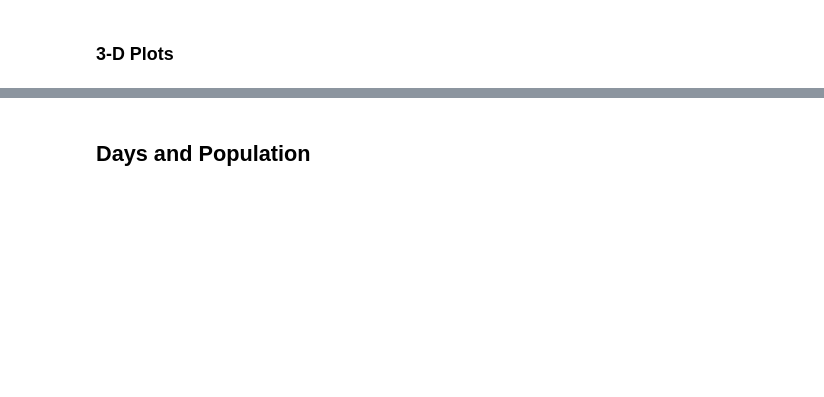
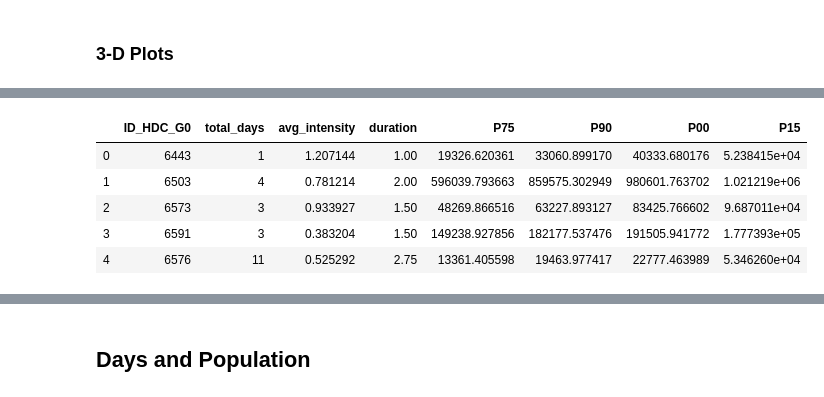
Before and after one commit to ecohydro/GlobalUrbanHeat, a Jupyter notebook: Notebooks/cpt_Figures.ipynb, the cells around one changed output, grey strips where cells are left out. Drawn from its saved outputs; the diff is of its cells as text; code cells hidden in the pictures; blank space fills up the shorter version.

```diff
--- a/Notebooks/cpt_Figures.ipynb
+++ b/Notebooks/cpt_Figures.ipynb
@@ -123,3 +138,12 @@ cities.shape
+# %%
+cities.head()
+# %% [output]
+|  | ID_HDC_G0 | total_days | avg_intensity | duration | P75 | P90 | P00 | P15 |
+| 0 | 6443 | 1 | 1.207144 | 1.00 | 19326.620361 | 33060.899170 | 40333.680176 | 5.238415e+04 |
+| 1 | 6503 | 4 | 0.781214 | 2.00 | 596039.793663 | 859575.302949 | 980601.763702 | 1.021219e+06 |
+| 2 | 6573 | 3 | 0.933927 | 1.50 | 48269.866516 | 63227.893127 | 83425.766602 | 9.687011e+04 |
+| 3 | 6591 | 3 | 0.383204 | 1.50 | 149238.927856 | 182177.537476 | 191505.941772 | 1.777393e+05 |
+| 4 | 6576 | 11 | 0.525292 | 2.75 | 13361.405598 | 19463.977417 | 22777.463989 | 5.346260e+04 |
 # %%
 # 3d plots
 
```
Also changed, not shown: parts of 9 cells of this notebook, 1 other file.
